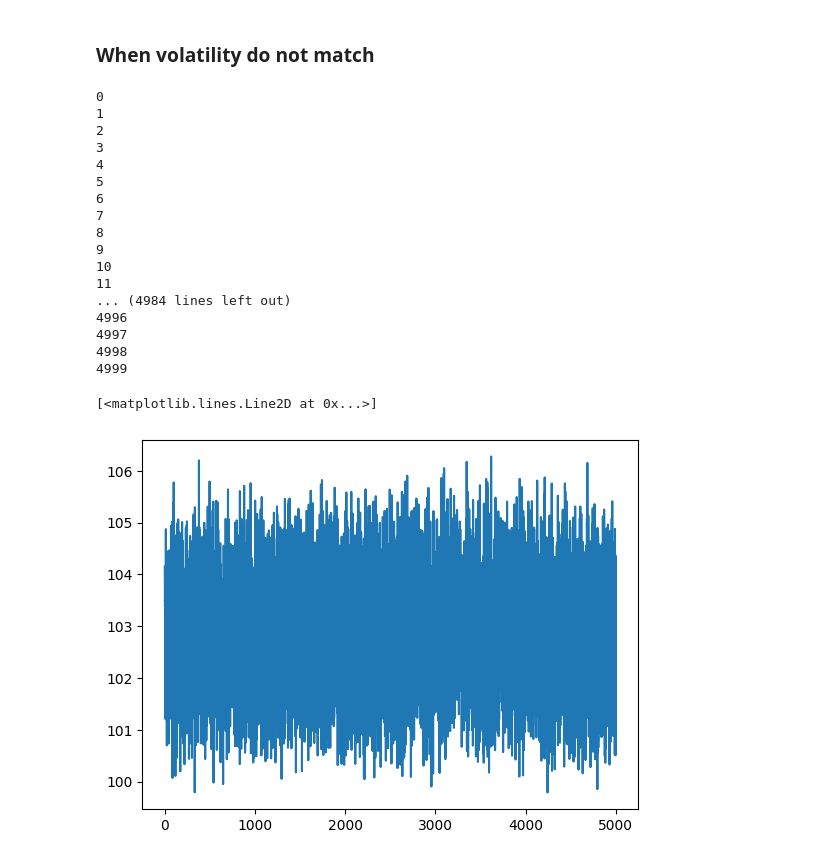
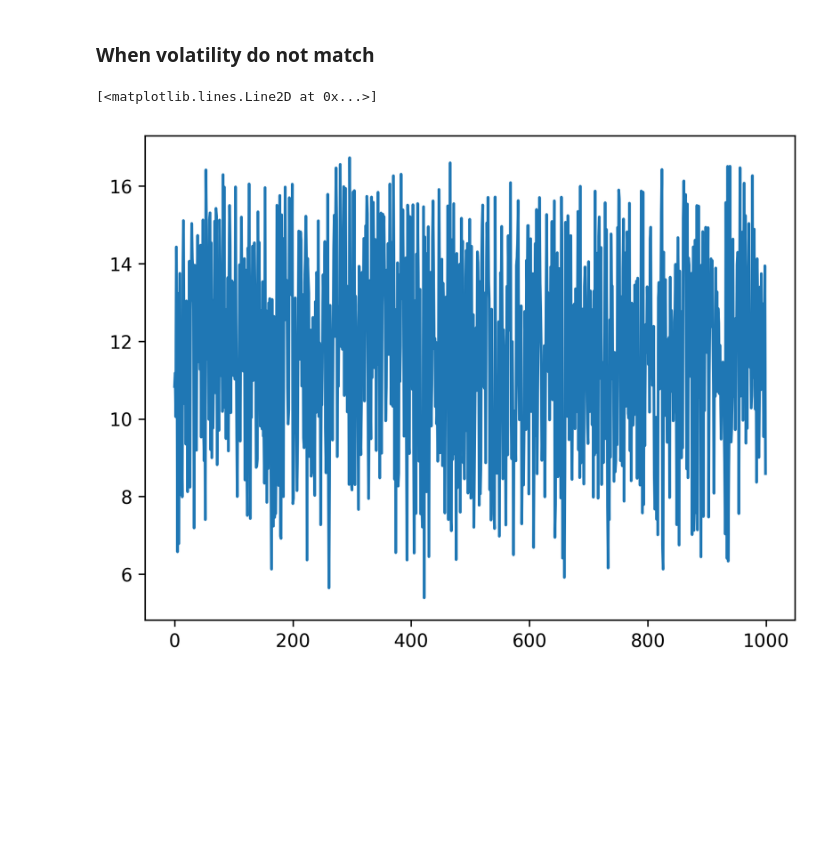
Before and after one commit to NitaiNijholt/ComputationalFinance, a Jupyter notebook: Assignments/Assignment_1/Assign1.ipynb, the cells around one changed output. Saved outputs shown, nothing was run; the diff lists cells and outputs as text; code cells hidden in the pictures; blank space fills up the shorter version.

Commit message:
bug fixed in delta hedging for different cases

```diff
--- a/Assignments/Assignment_1/Assign1.ipynb
+++ b/Assignments/Assignment_1/Assign1.ipynb
@@ -644,8 +644,7 @@ def calculate_Delta_Option(E_stock_prices, strike_price, T , interest_rate, vola
 # %%
 total_cost = []
 pay_received = []
-for j in range(5000):
-    print(j)
+for j in range(1000):
     prev_delta = 0
     cost = 0
     E_stock_prices = euler_Method(S0, interest_rate, delta_t, M, volatality)
@@ -695,7 +677,6 @@ total_cost_week = []
 money_received_week = []
 
 for j in range(1000):
-    print(j)
     prev_delta = 0
     cost = 0
 
@@ -717,4 +698,4 @@ for j in range(1000):
         money_received = money_option
 
     total_cost_week.append(cost)
-    money_received_week.append(money_option + strike_price)
+    money_received_week.append(money_received)
@@ -747,17 +711,16 @@ plt.plot(np.arange(1000),(np.array(total_cost_week) + np.array(money_received_we
 ## volatality in stock price calculation is 0.2 and 0.3 in Delta Valuation
 total_cost_vol = []
 money_received_vol = []
-for j in range(5000):
-    print(j)
+for j in range(1000):
     prev_delta = 0
     cost = 0
     ##Generating Stock Prices for one year using Euler Methode  and volatality 0.2
     E_stock_prices = euler_Method(S0, interest_rate, delta_t, M, 0.2)
     ##Generating Delta for Daily in one year of period using Black-Scholes Method and volatality 0.3
-    option_values, deltas = calculate_Delta_Option(E_stock_prices, strike_price, T , interest_rate, 0.3)
+    option_values, deltas = calculate_Delta_Option(E_stock_prices, strike_price, T , interest_rate, 0.5)
 
     # Money received from selling an option at time of maturity
-    money_option = option_values[0] * np.exp( interest_rate * T)  + strike_price
+    money_option = option_values[0] * np.exp( interest_rate * T)
 
     ## Calculating the cost of delta hedging
     for i in range(0, len(deltas)):
@@ -775,29 +738,12 @@ for j in range(5000):
     #Appending the total cost of delta hedging for each simulation
     total_cost_vol.append(cost)
     money_received_vol.append(money_received)
-# %% [output]
-0
-1
-2
-3
-4
-5
-6
-7
-8
-9
-10
-11
-... (4984 lines left out)
-4996
-4997
-4998
-4999
 # %%
-plt.plot(np.arange(5000),(np.array(total_cost_vol) + np.array(money_received_vol)))
+fig, ax = plt.subplots(dpi=300)
+ax.plot(np.arange(1000),(np.array(total_cost_vol) + np.array(money_received_vol)))
 # %% [output]
 [<matplotlib.lines.Line2D at 0x...>]
-[figure, old version]
+[figure, new version]
 # %%
 ## volatality in stock price calculation is 0.2 and 0.3 in Delta Valuation
 total_cost_vol2 = []
```
Also changed, not shown: parts of 9 cells of this notebook.
